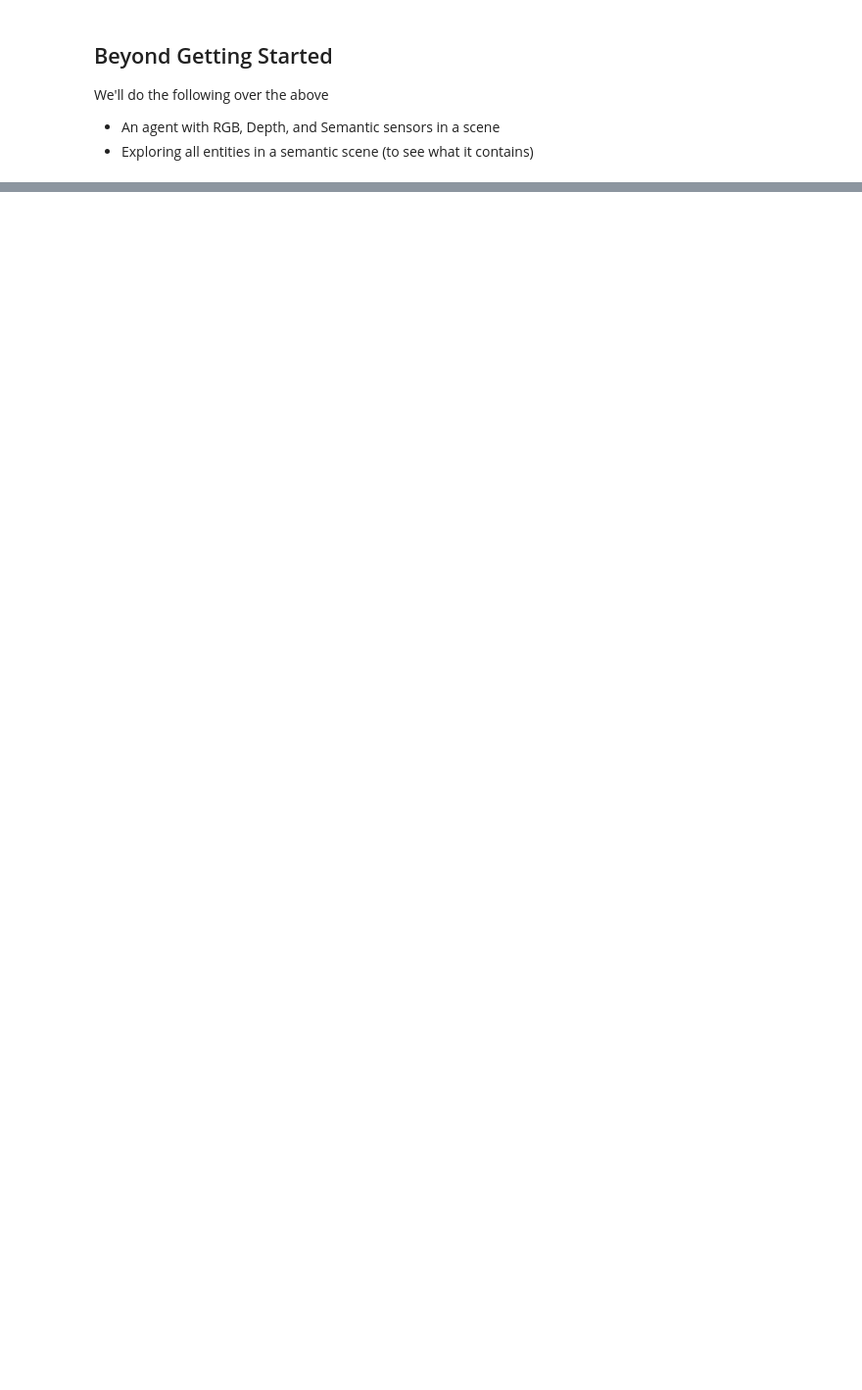
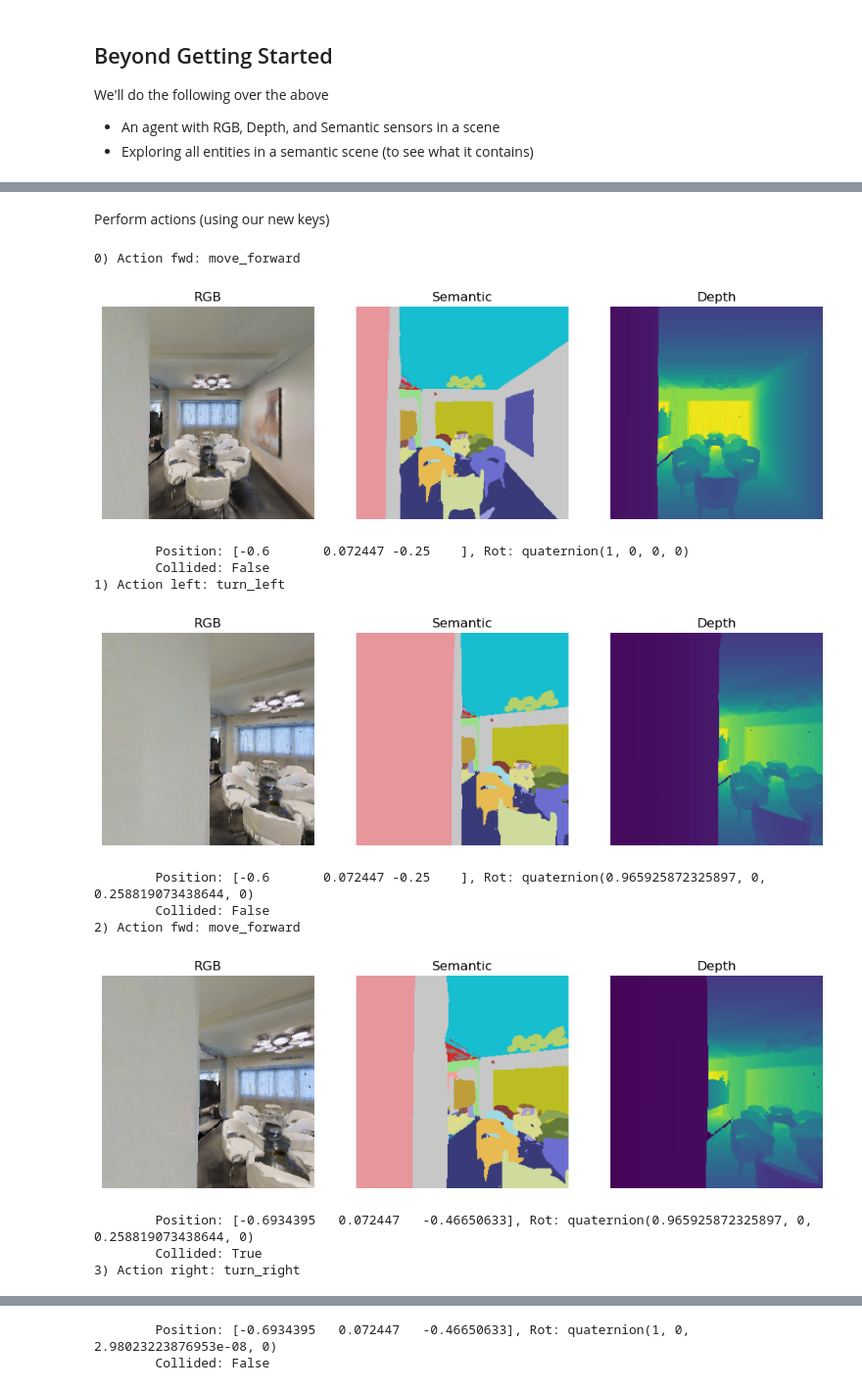
Before and after one commit to TheProjectsGuy/Learning-Habitat, a Jupyter notebook: Tutorials/Basic-Navigation.ipynb, the cells around one changed output, grey strips where cells are left out. Shown at 98% size. Saved outputs shown, nothing was run; the diff lists cells and outputs as text; code cells hidden in the pictures; blank space fills up the shorter version.

```diff
--- a/Tutorials/Basic-Navigation.ipynb
+++ b/Tutorials/Basic-Navigation.ipynb
@@ -289,0 +342,13 @@ We'll do the following over the above
+# %%
+# Re-defining the single agent simulator settings
+sim_settings = {
+    "scene": test_scene,
+    "info": scene_info,
+    "physics": False,
+    "agent": {
+        "id": 0,
+        "sensor_height": 1.5,
+        "s_height": 256,
+        "s_width": 256,
+    }
+}
@@ -289,0 +408,9 @@ We'll do the following over the above
+# %%
+cfg = make_habitat_cfg(sim_settings)
+# Close an existing simulation instance (if already there)
+try:
+    sim.close()
+    print("===== Existing simulator has been closed =====")
+except NameError:
+    pass
+sim = habitat_sim.simulator.Simulator(cfg)
@@ -289,0 +498,9 @@ We'll do the following over the above
+# %%
+agent = sim.initialize_agent(sim_settings["agent"]["id"])
+# Initialize agent at a position
+start_agent_state = habitat_sim.agent.AgentState()
+start_agent_state.position = np.array([-0.6, 0, 0])
+agent.set_state(start_agent_state)
+# Get agent state
+agent_state = agent.get_state()
+print(f"Agent: Position: {agent_state.position}, Rot: {agent_state.rotation}")
@@ -289,0 +510,27 @@ We'll do the following over the above
+# %% [markdown]
+Perform actions (using our new keys)
+# %%
+actions = ["fwd", "left", "fwd", "right"]
+for i, act in enumerate(actions):
+    print(f"{i}) Action {act}: {agent.agent_config.action_space[act].name}")
+    # Navigate and see the environment
+    obs = sim.step(act)
+    show_data_sample(obs["cam"], obs["sem"], obs["depth"])
+    # Get agent state
+    agent_state = agent.get_state()
+    print(f"\tPosition: {agent_state.position}, Rot: {agent_state.rotation}")
+    print(f"\tCollided: {obs['collided']}")
+# %% [output]
+0) Action fwd: move_forward
+[figure, added]
+        Position: [-0.6       0.072447 -0.25    ], Rot: quaternion(1, 0, 0, 0)
+        Collided: False
+1) Action left: turn_left
+[figure, added]
+        Position: [-0.6       0.072447 -0.25    ], Rot: quaternion(0.965925872325897, 0, 0.258819073438644, 0)
+        Collided: False
+2) Action fwd: move_forward
+[figure, added]
+        Position: [-0.6934395   0.072447   -0.46650633], Rot: quaternion(0.965925872325897, 0, 0.258819073438644, 0)
+        Collided: True
+3) Action right: turn_right
@@ -289,0 +538,2 @@ We'll do the following over the above
+        Position: [-0.6934395   0.072447   -0.46650633], Rot: quaternion(1, 0, 2.98023223876953e-08, 0)
+        Collided: False
```
Also changed, not shown: parts of 23 cells of this notebook.
